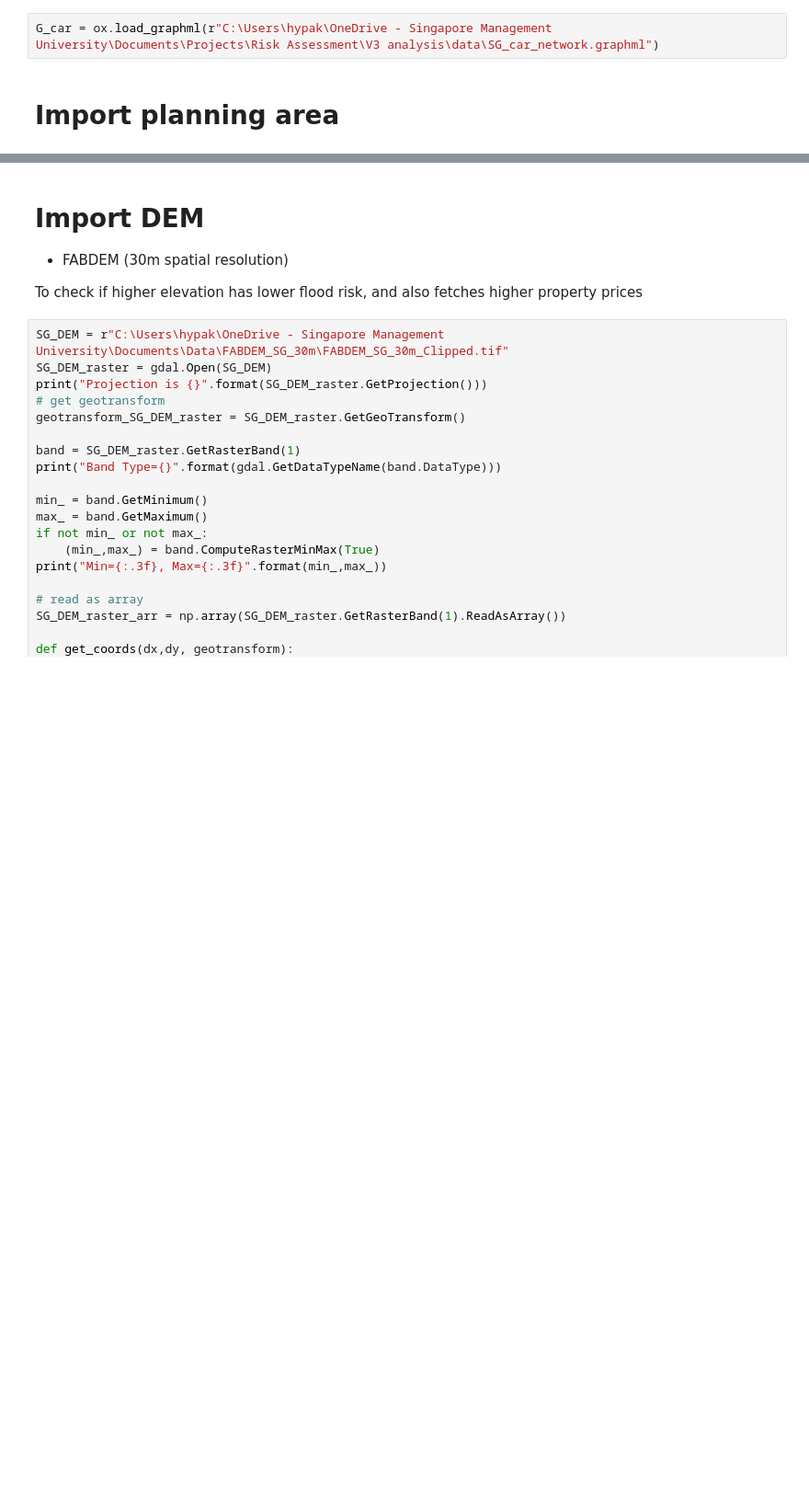
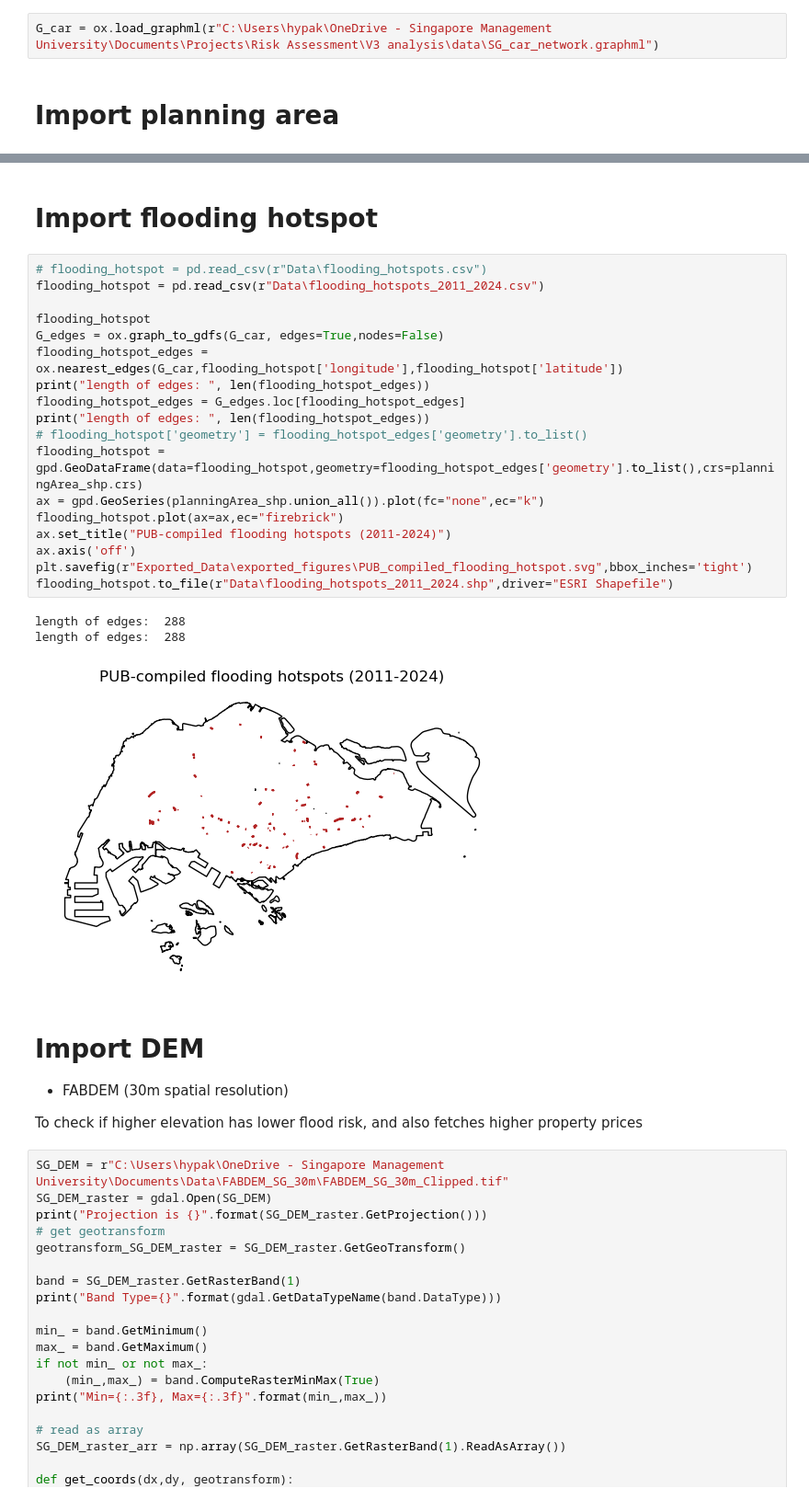
Before and after one commit to pakhuiying/property_prices_flood, a Jupyter notebook: drain_analysis.ipynb, the cells around one changed output, grey strips where cells are left out. Shown at 92% size. Saved outputs shown, nothing was run; the diff lists cells and outputs as text; blank space fills up the shorter version.

```diff
--- a/drain_analysis.ipynb
+++ b/drain_analysis.ipynb
@@ -117,3 +150,27 @@ subzone_shp.head()
+# %% [markdown]
+# Import flooding hotspot
+# %%
+# flooding_hotspot = pd.read_csv(r"Data\flooding_hotspots.csv")
+flooding_hotspot = pd.read_csv(r"Data\flooding_hotspots_2011_2024.csv")
+
+flooding_hotspot
+G_edges = ox.graph_to_gdfs(G_car, edges=True,nodes=False)
+flooding_hotspot_edges = ox.nearest_edges(G_car,flooding_hotspot['longitude'],flooding_hotspot['latitude'])
+print("length of edges: ", len(flooding_hotspot_edges))
+flooding_hotspot_edges = G_edges.loc[flooding_hotspot_edges]
+print("length of edges: ", len(flooding_hotspot_edges))
+# flooding_hotspot['geometry'] = flooding_hotspot_edges['geometry'].to_list()
+flooding_hotspot = gpd.GeoDataFrame(data=flooding_hotspot,geometry=flooding_hotspot_edges['geometry'].to_list(),crs=planningArea_shp.crs)
+ax = gpd.GeoSeries(planningArea_shp.union_all()).plot(fc="none",ec="k")
+flooding_hotspot.plot(ax=ax,ec="firebrick")
+ax.set_title("PUB-compiled flooding hotspots (2011-2024)")
+ax.axis('off')
+plt.savefig(r"Exported_Data\exported_figures\PUB_compiled_flooding_hotspot.svg",bbox_inches='tight')
+flooding_hotspot.to_file(r"Data\flooding_hotspots_2011_2024.shp",driver="ESRI Shapefile")
+# %% [output]
+length of edges:  288
+length of edges:  288
+[figure, added]
 # %% [markdown]
 # Import DEM
 - FABDEM (30m spatial resolution)
```
Also changed, not shown: parts of 46 cells of this notebook, 2 other files.
